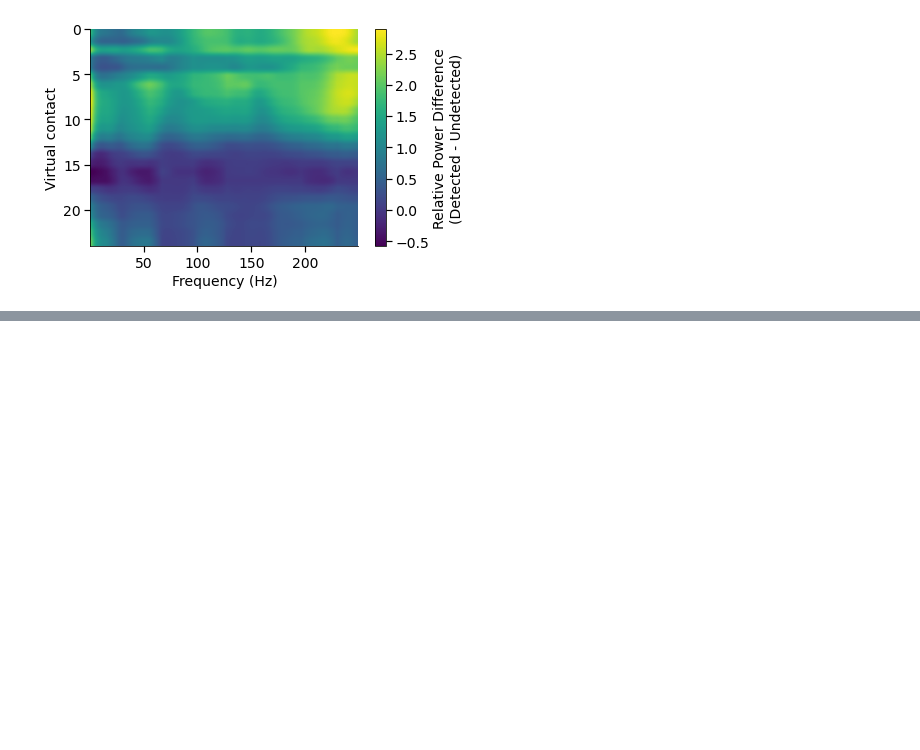
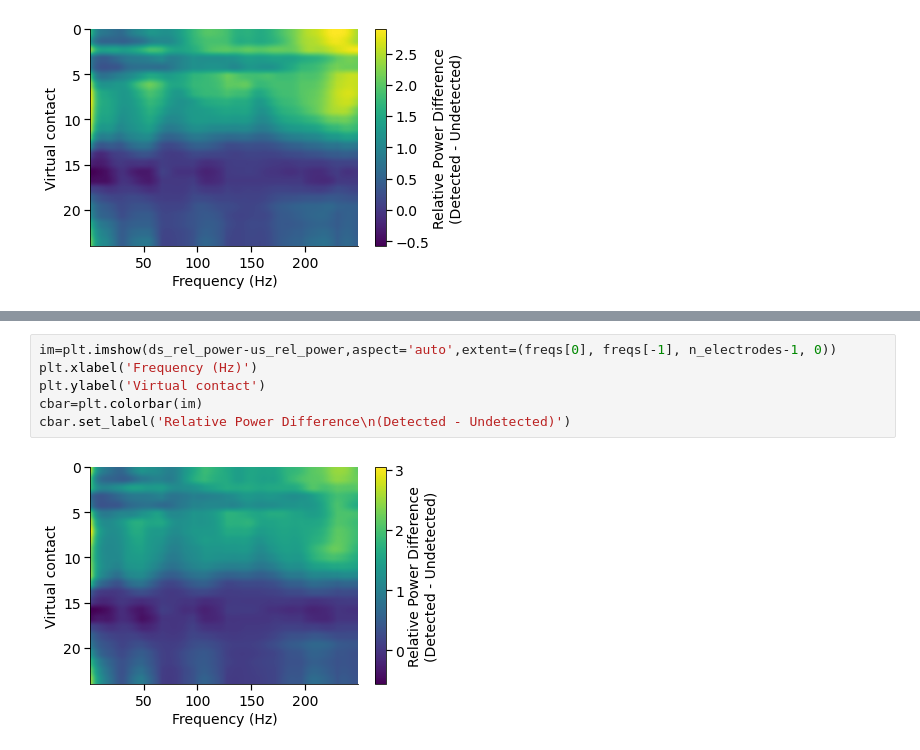
Before and after one commit to danclab/ei_perception, a Jupyter notebook: analyze_simulations.ipynb, the cells around one changed output, grey strips where cells are left out. Drawn from its saved outputs; the diff is of its cells as text; blank space fills up the shorter version.

```diff
--- a/analyze_simulations.ipynb
+++ b/analyze_simulations.ipynb
@@ -486,0 +722,8 @@ cbar.set_label('Relative Power Difference\n(Detected - Undetected)')
+# %%
+im=plt.imshow(ds_rel_power-us_rel_power,aspect='auto',extent=(freqs[0], freqs[-1], n_electrodes-1, 0))
+plt.xlabel('Frequency (Hz)')
+plt.ylabel('Virtual contact')
+cbar=plt.colorbar(im)
+cbar.set_label('Relative Power Difference\n(Detected - Undetected)')
+# %% [output]
+[figure, added]
```
Also changed, not shown: parts of 12 cells of this notebook.
